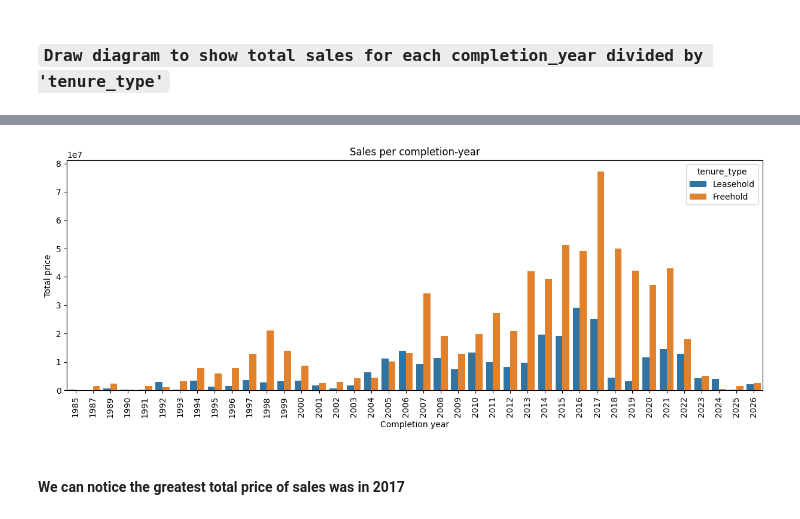
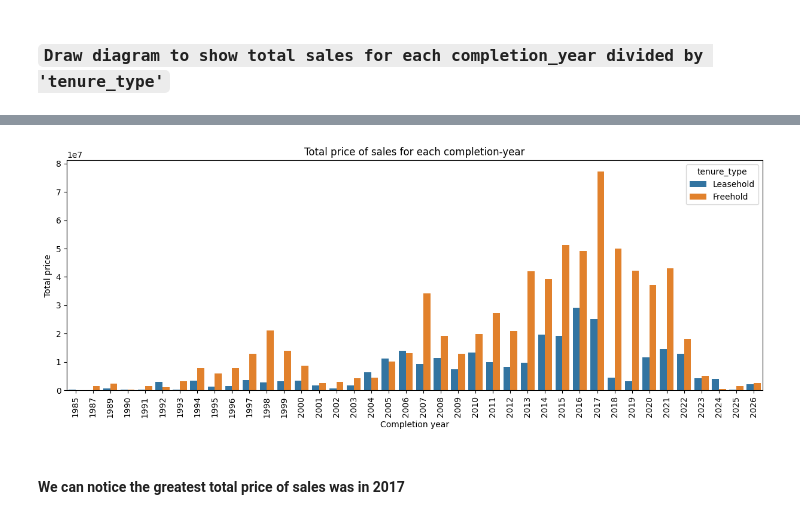
Before and after one commit to aahmedsherif/FinalProject, a Jupyter notebook: script.ipynb, the cells around one changed output, grey strips where cells are left out. Saved outputs shown, nothing was run; the diff lists cells and outputs as text; code cells hidden in the pictures.

```diff
--- a/script.ipynb
+++ b/script.ipynb
@@ -520,12 +535,12 @@ df_grouped.reset_index(drop=False, inplace=True )
 # %%
 plt.figure(figsize=(15,5))
 sns.barplot(data=df_grouped, x = 'completion_year', y='sum', hue='tenure_type')
-plt.title('Sales per completion-year')
+plt.title('Total price of sales for each completion-year')
 plt.xticks(rotation=90)
 plt.ylabel('Total price')
 plt.xlabel('Completion year')
 plt.show()
 # %% [output]
-[figure, old version]
+[figure, new version]
 # %% [markdown]
 #### We can notice the greatest total price of sales was in 2017
```
Also changed, not shown: parts of 3 cells of this notebook.
